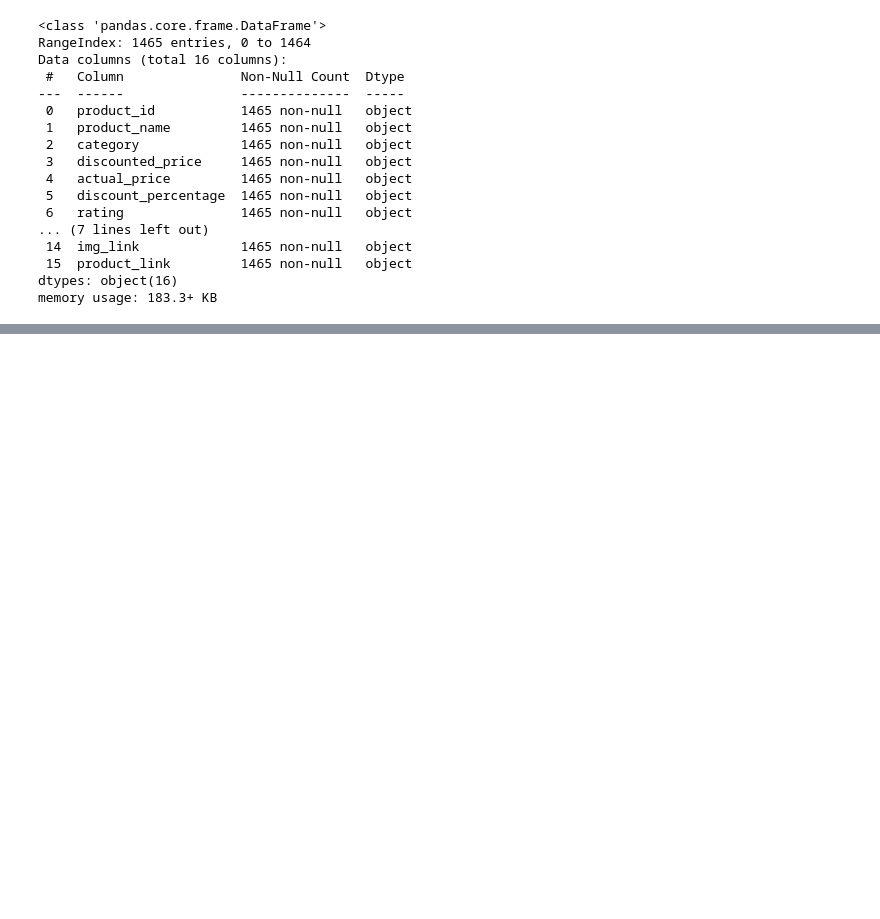
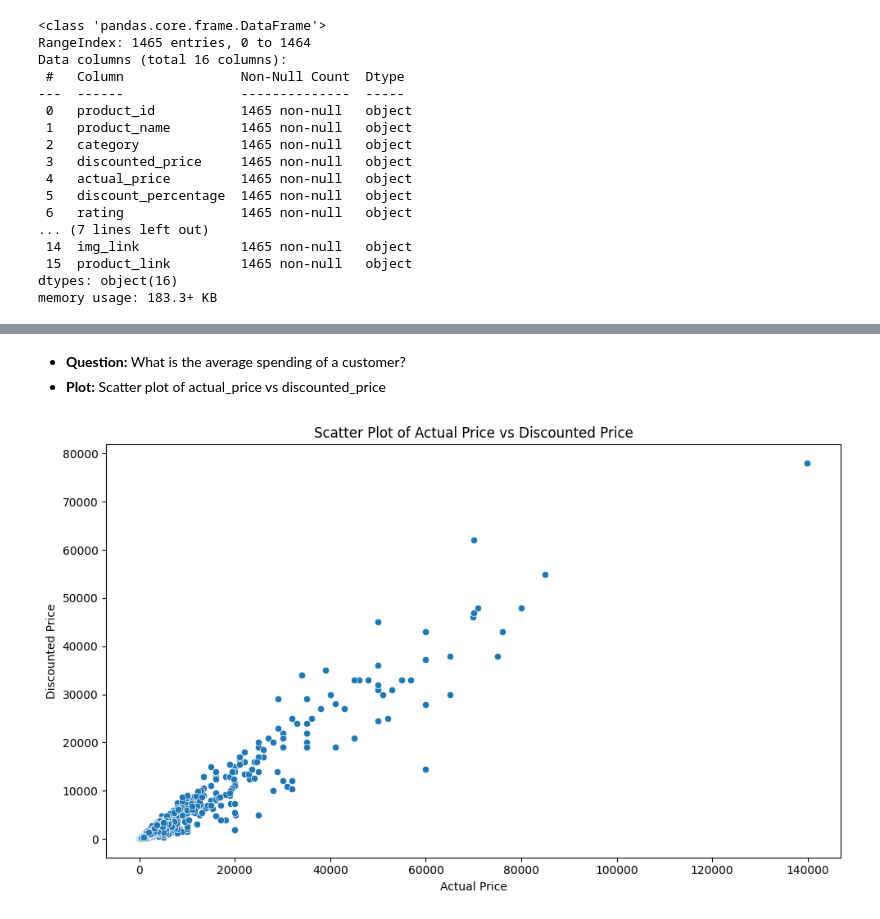
Before and after one commit to NaimPro-tech/customer_churn_prediction, a Jupyter notebook: churn_model.ipynb, the cells around one changed output, grey strips where cells are left out. Cells and saved outputs as stored; diff of their text form; code cells hidden in the pictures; blank space fills up the shorter version.

```diff
--- a/churn_model.ipynb
+++ b/churn_model.ipynb
@@ -35,0 +136,13 @@ memory usage: 183.3+ KB
+# %% [markdown]
+- **Question:** What is the average spending of a customer?
+- **Plot:** Scatter plot of actual_price vs discounted_price
+# %%
+plt.figure(figsize=(10,6))
+sns.scatterplot(x='actual_price', y='discounted_price', data=df)
+plt.title('Scatter Plot of Actual Price vs Discounted Price')
+plt.xlabel('Actual Price')
+plt.ylabel('Discounted Price')
+plt.tight_layout()
+plt.show()
+# %% [output]
+[figure, added]
```
Also changed, not shown: parts of 21 cells of this notebook, 1 other file.
